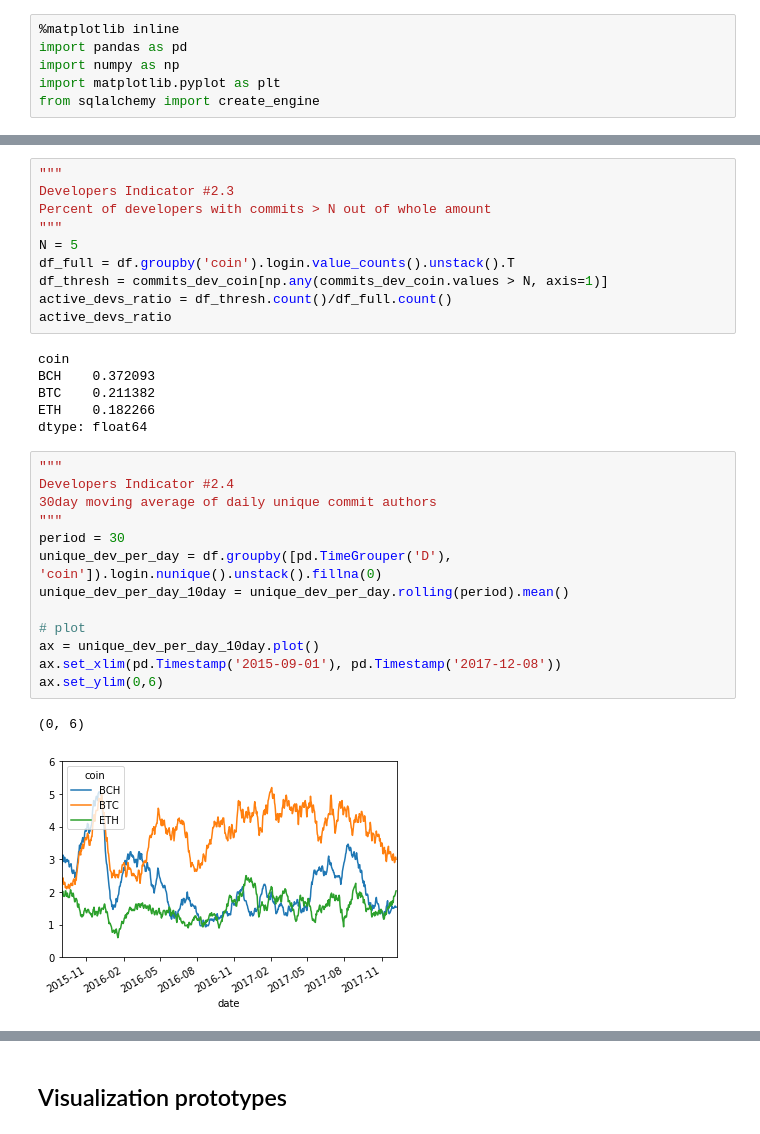
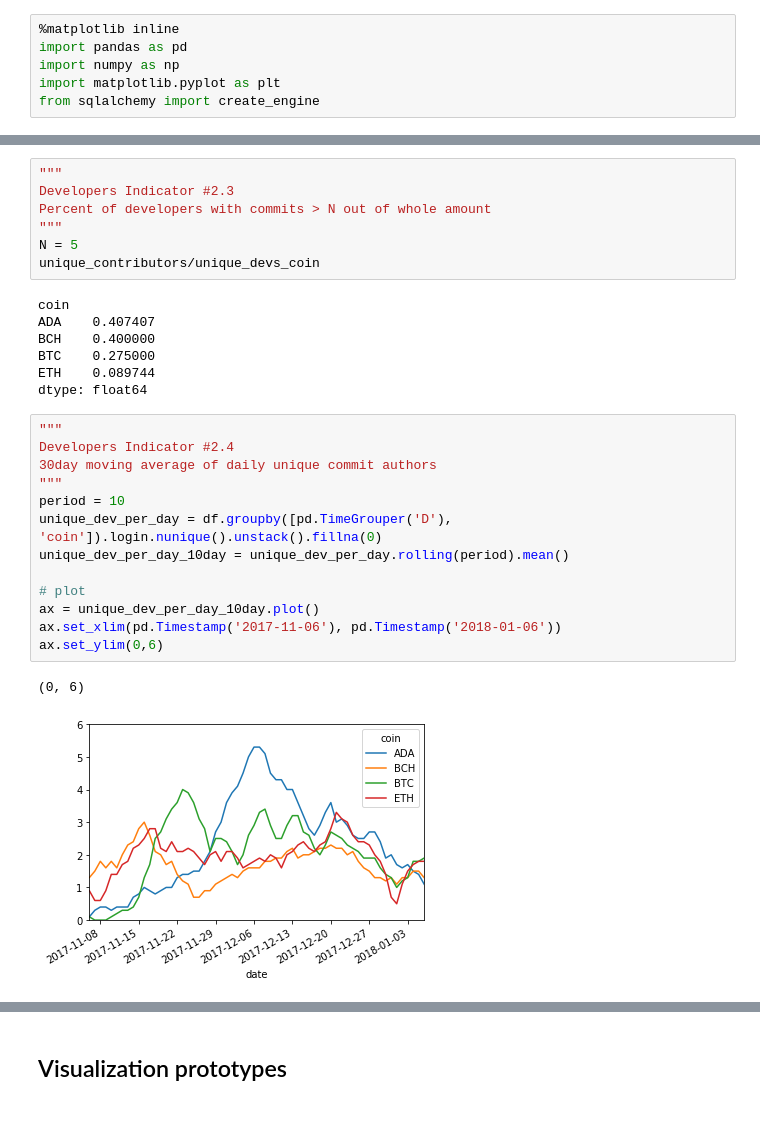
Before and after one commit to omdv/crypto-git-tracker, a Jupyter notebook: eda/EDA.ipynb, the cells around one changed output, grey strips where cells are left out. Cells and saved outputs as stored; diff of their text form.

```diff
--- a/eda/EDA.ipynb
+++ b/eda/EDA.ipynb
@@ -116,32 +119,30 @@ Developers Indicator #2.3
 Percent of developers with commits > N out of whole amount
 """
 N = 5
-df_full = df.groupby('coin').login.value_counts().unstack().T
-df_thresh = commits_dev_coin[np.any(commits_dev_coin.values > N, axis=1)]
-active_devs_ratio = df_thresh.count()/df_full.count()
-active_devs_ratio
+unique_contributors/unique_devs_coin
 # %% [output]
 coin
-BCH    0.372093
-BTC    0.211382
-ETH    0.182266
+ADA    0.407407
+BCH    0.400000
+BTC    0.275000
+ETH    0.089744
 dtype: float64
 # %%
 """
 Developers Indicator #2.4
 30day moving average of daily unique commit authors
 """
-period = 30
+period = 10
 unique_dev_per_day = df.groupby([pd.TimeGrouper('D'), 'coin']).login.nunique().unstack().fillna(0)
 unique_dev_per_day_10day = unique_dev_per_day.rolling(period).mean()
 
 # plot
 ax = unique_dev_per_day_10day.plot()
-ax.set_xlim(pd.Timestamp('2015-09-01'), pd.Timestamp('2017-12-08'))
+ax.set_xlim(pd.Timestamp('2017-11-06'), pd.Timestamp('2018-01-06'))
 ax.set_ylim(0,6)
 # %% [output]
 (0, 6)
-[figure, old version]
+[figure, new version]
 # %%
 """
 Developers Indicator #2.4a
```
Also changed, not shown: parts of 14 cells of this notebook, 19 other files.
